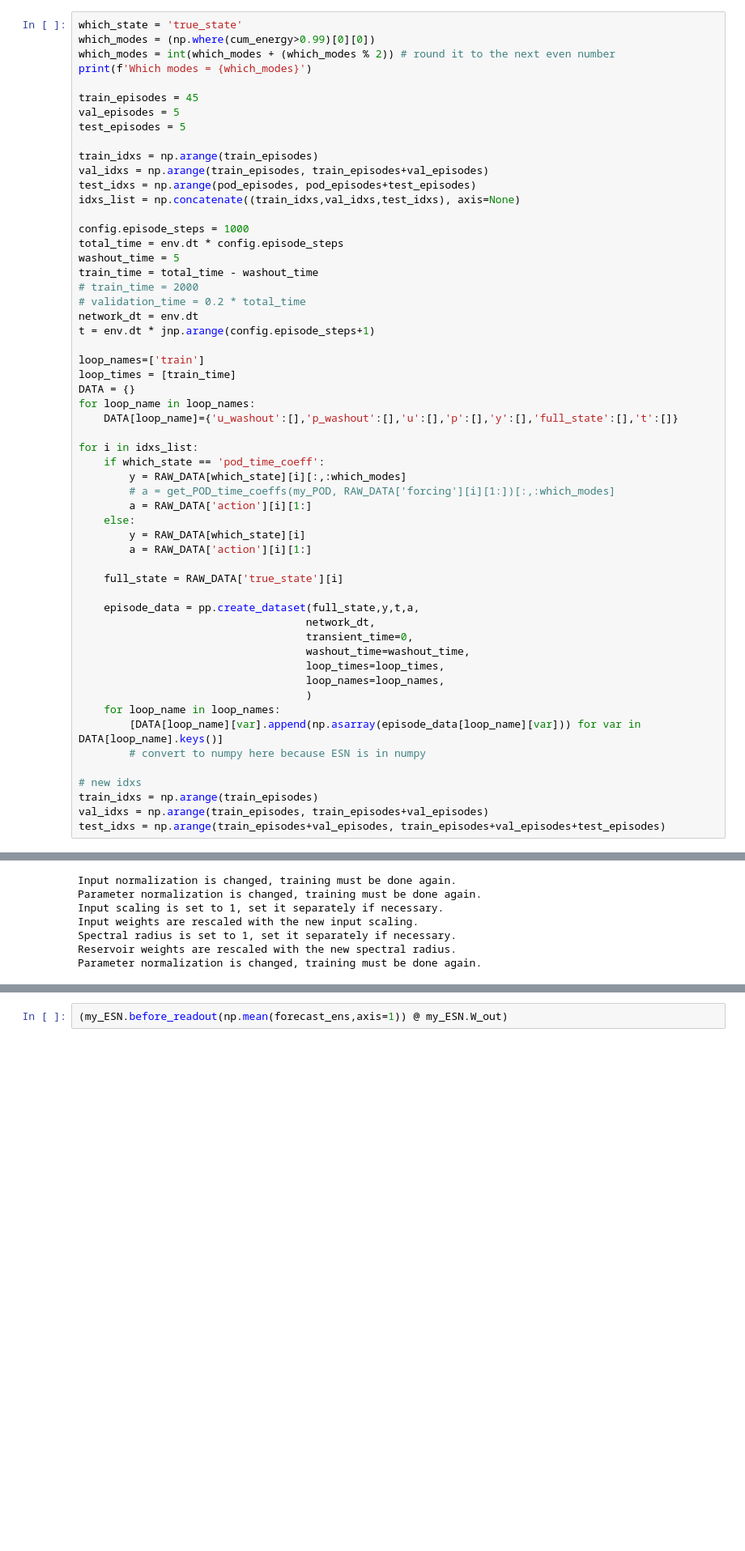
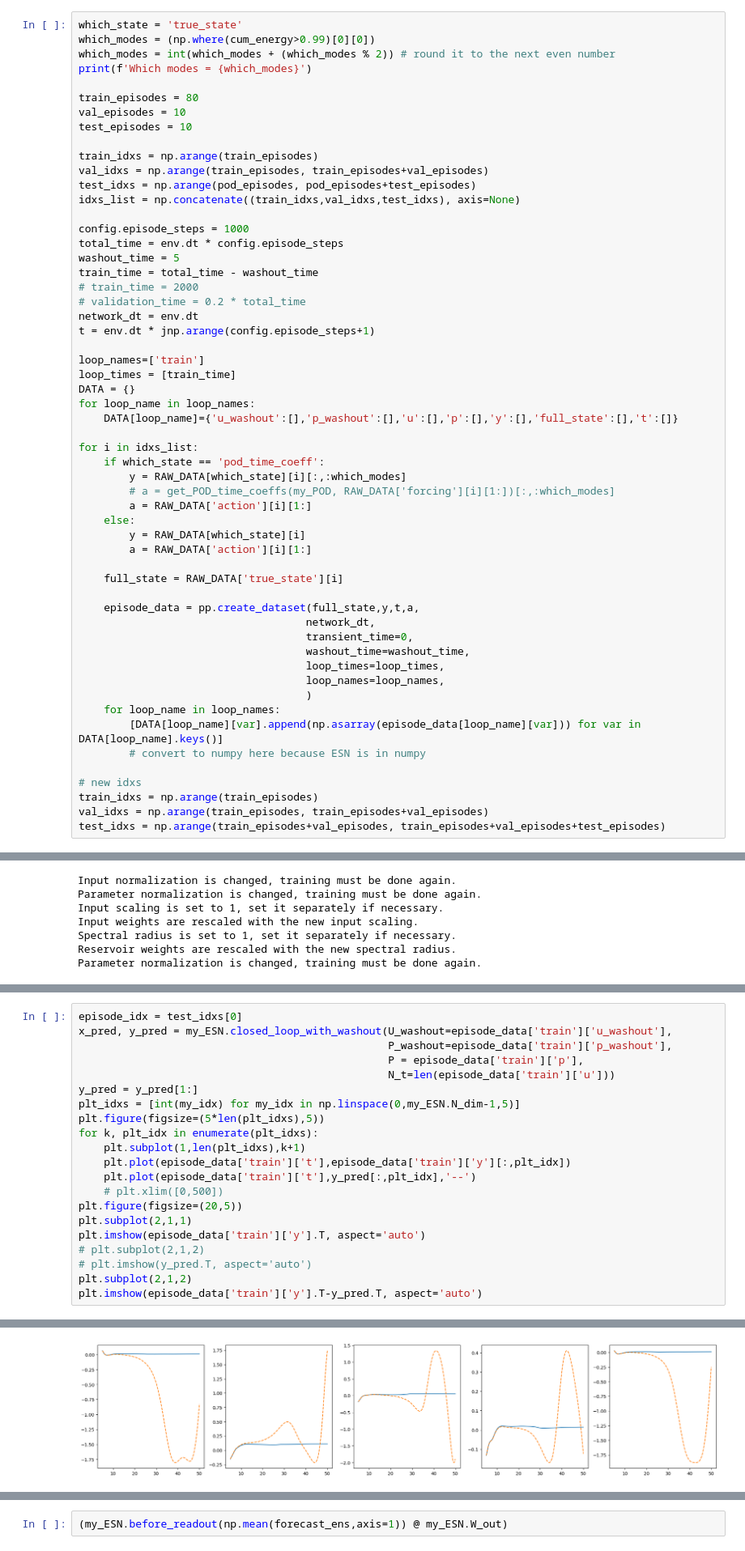
Before and after one commit to MagriLab/DA-RL, a Jupyter notebook: esn_training.ipynb, the cells around one changed output, grey strips where cells are left out. Shown at 81% size. Drawn from its saved outputs; the diff is of its cells as text; blank space fills up the shorter version.

```diff
--- a/esn_training.ipynb
+++ b/esn_training.ipynb
@@ -617,9 +613,9 @@ which_modes = (np.where(cum_energy>0.99)[0][0])
 which_modes = int(which_modes + (which_modes % 2)) # round it to the next even number
 print(f'Which modes = {which_modes}')
 
-train_episodes = 45
-val_episodes = 5
-test_episodes = 5
+train_episodes = 80
+val_episodes = 10
+test_episodes = 10
 
 train_idxs = np.arange(train_episodes)
 val_idxs = np.arange(train_episodes, train_episodes+val_episodes)
@@ -900,0 +889,22 @@ Parameter normalization is changed, training must be done again.
+# %%
+episode_idx = test_idxs[0]
+x_pred, y_pred = my_ESN.closed_loop_with_washout(U_washout=episode_data['train']['u_washout'],
+                                                 P_washout=episode_data['train']['p_washout'],
+                                                 P = episode_data['train']['p'],
+                                                 N_t=len(episode_data['train']['u']))
+y_pred = y_pred[1:]
+plt_idxs = [int(my_idx) for my_idx in np.linspace(0,my_ESN.N_dim-1,5)]
+plt.figure(figsize=(5*len(plt_idxs),5))
+for k, plt_idx in enumerate(plt_idxs):
+    plt.subplot(1,len(plt_idxs),k+1)
+    plt.plot(episode_data['train']['t'],episode_data['train']['y'][:,plt_idx])
+    plt.plot(episode_data['train']['t'],y_pred[:,plt_idx],'--')
+    # plt.xlim([0,500])
+plt.figure(figsize=(20,5))
+plt.subplot(2,1,1)
+plt.imshow(episode_data['train']['y'].T, aspect='auto')
+# plt.subplot(2,1,2)
+# plt.imshow(y_pred.T, aspect='auto')
+plt.subplot(2,1,2)
+plt.imshow(episode_data['train']['y'].T-y_pred.T, aspect='auto')
+# %% [output]
@@ -900,0 +912 @@ Parameter normalization is changed, training must be done again.
+[figure, added]
```
Also changed, not shown: parts of 37 cells of this notebook, 8 other files.
